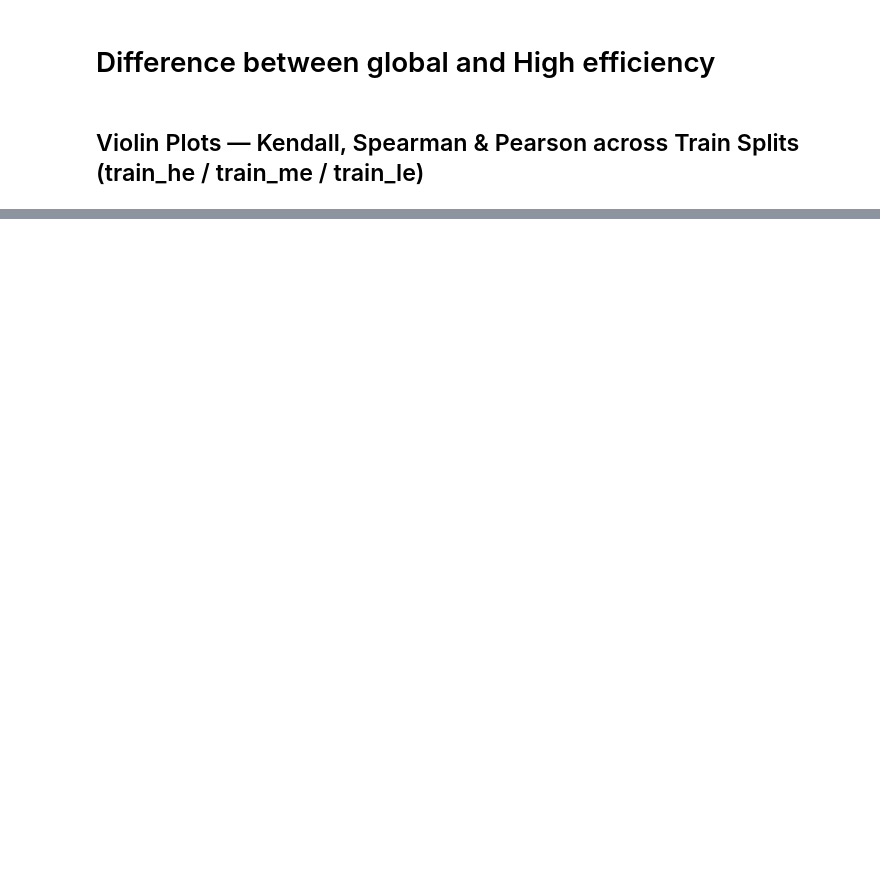
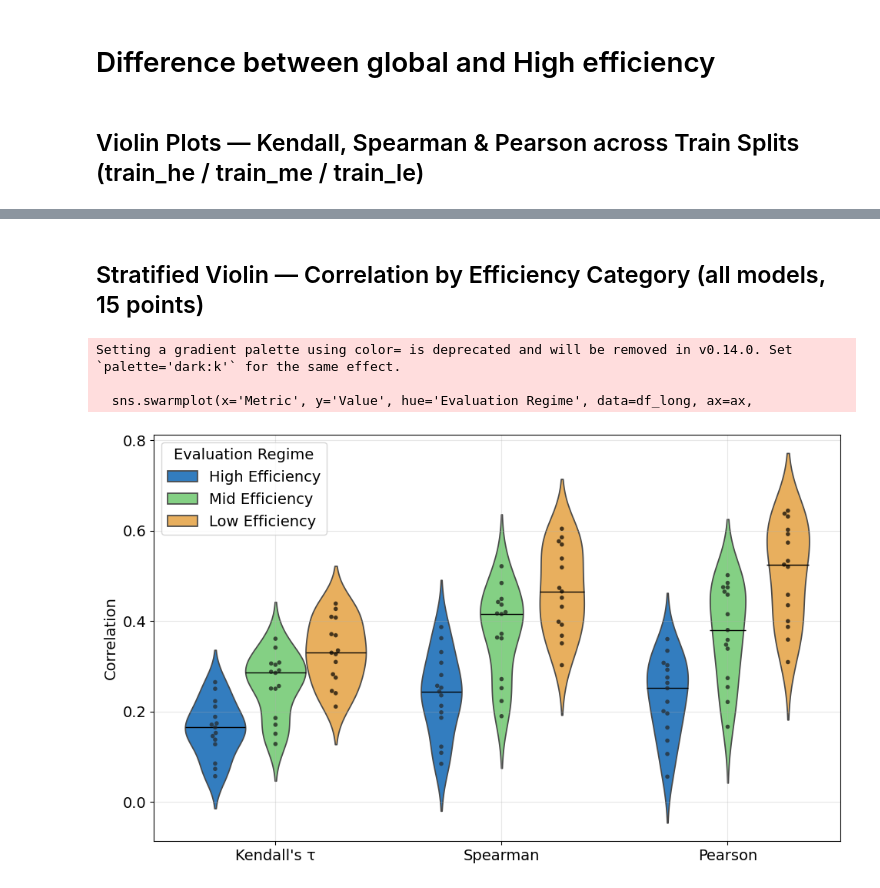
Before and after one commit to anthol42/QMAP, a Jupyter notebook: eval_prev_works/high_efficicency.ipynb, the cells around one changed output, grey strips where cells are left out. Cells and saved outputs as stored; diff of their text form; code cells hidden in the pictures; blank space fills up the shorter version.

```diff
--- a/eval_prev_works/high_efficicency.ipynb
+++ b/eval_prev_works/high_efficicency.ipynb
@@ -308,0 +314,69 @@ plt.savefig('figs/high_eff_vs_full.pdf')
+# %% [markdown]
+## Stratified Violin — Correlation by Efficiency Category (all models, 15 points)
+# %%
+all_me_dataset = pd.concat([
+    pd.read_csv('Linear/results/me_efficiency.csv', index_col=0),
+    pd.read_csv('Antimicrobial-Peptides/results/me_efficiency.csv', index_col=0),
+    pd.read_csv('AMP_regression_EC_SA/results/me_efficiency.csv', index_col=0),
+]).reset_index(drop=True)
+
+all_le_dataset = pd.concat([
+    pd.read_csv('Linear/results/le_efficiency.csv', index_col=0),
+    pd.read_csv('Antimicrobial-Peptides/results/le_efficiency.csv', index_col=0),
+    pd.read_csv('AMP_regression_EC_SA/results/le_efficiency.csv', index_col=0),
+]).reset_index(drop=True)
+# %%
+def plot_stratified_violin(metrics, alias=None):
+    """
+    Violin + swarm plot of correlation metrics stratified by efficiency category
+    (HE / ME / LE), aggregated across all three models and 5 QMAP splits (15 points each).
+    """
+    categories = {
+        'High Efficiency': all_high_eff_dataset,
+        'Mid Efficiency': all_me_dataset,
+        'Low Efficiency': all_le_dataset,
+    }
+
+    rows = []
+    for metric in metrics:
+        for cat_name, df in categories.items():
+            for value in df[metric]:
+                rows.append({'Metric': metric, 'Value': value, 'Evaluation Regime': cat_name})
+    df_long = pd.DataFrame(rows)
+
+    fig, ax = plt.subplots(figsize=(10, 6))
+    sns.violinplot(x='Metric', y='Value', hue='Evaluation Regime', data=df_long, ax=ax, inner=None)
+    sns.swarmplot(x='Metric', y='Value', hue='Evaluation Regime', data=df_long, ax=ax,
+                  dodge=True, size=4, color='k', alpha=0.7, legend=False)
+
+    bodies = [c for c in ax.collections if isinstance(c, PolyCollection)]
+    idx = 0
+    for metric in metrics:
+        for cat_name in categories.keys():
+            values = df_long[(df_long['Metric'] == metric) & (df_long['Evaluation Regime'] == cat_name)]['Value']
+            median = np.median(values)
+            verts = bodies[idx].get_paths()[0].vertices
+            ax.hlines(median, verts[:, 0].min(), verts[:, 0].max(), color='k', linewidth=1)
+            idx += 1
+
+    labels = alias or metrics
+    ax.set_xticks(range(len(labels)))
+    ax.set_xticklabels(labels)
+    ax.set_xlabel('')
+    ax.set_ylabel('Correlation')
+    ax.grid(True, alpha=0.3)
+    plt.tight_layout()
+    return fig, ax
+
+
+plot_stratified_violin(
+    ['kendalls_tau', 'spearman', 'pearson'],
+    alias=["Kendall's τ", 'Spearman', 'Pearson']
+)
+plt.savefig('figs/stratified_violin.svg')
+plt.savefig('figs/stratified_violin.pdf')
+# %% [output]
+Setting a gradient palette using color= is deprecated and will be removed in v0.14.0. Set `palette='dark:k'` for the same effect.
+
+  sns.swarmplot(x='Metric', y='Value', hue='Evaluation Regime', data=df_long, ax=ax,
+[figure, added]
```
Also changed, not shown: parts of 6 cells of this notebook, 9 other files.
